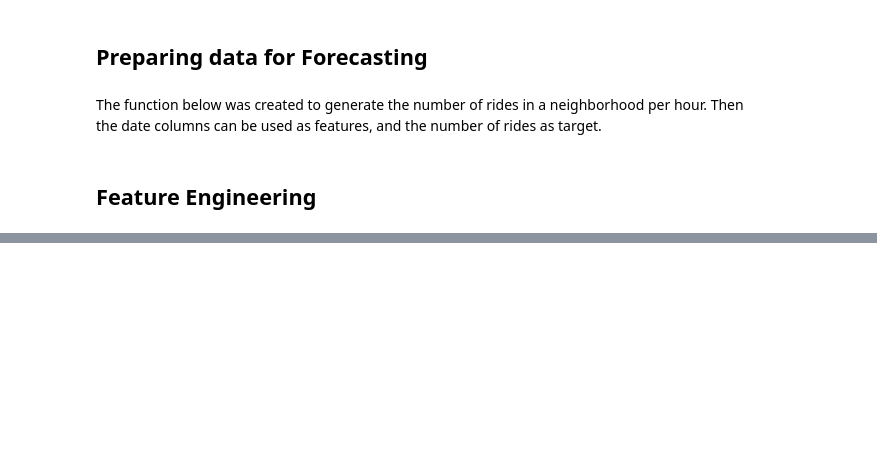
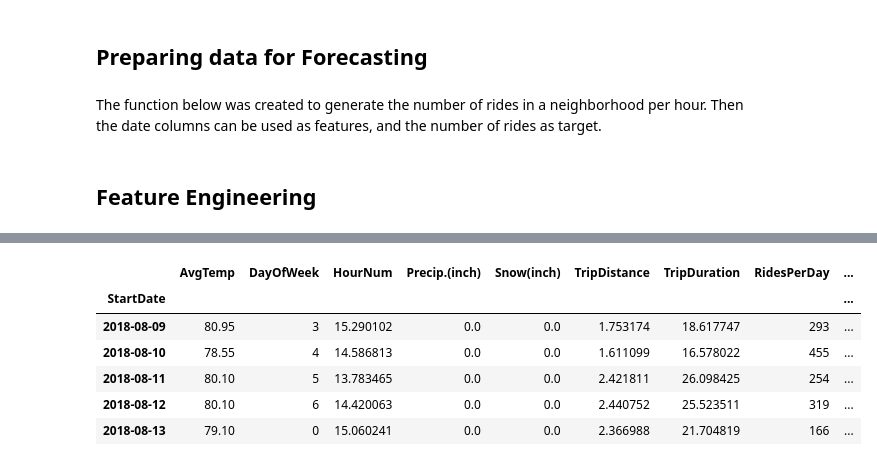
Before and after one commit to abhiram540/Time-Series-Analysis-of-Louisville-Dockless-eVehicles-dataset, a Jupyter notebook: TimeSeriesAnalysis.ipynb, the cells around one changed output, grey strips where cells are left out. Cells and saved outputs as stored; diff of their text form; code cells hidden in the pictures; blank space fills up the shorter version.

```diff
--- a/TimeSeriesAnalysis.ipynb
+++ b/TimeSeriesAnalysis.ipynb
@@ -67,0 +77,4 @@ from fbprophet import Prophet
+# %%
+df_rpd = pd.DataFrame(df123["StartDate"].value_counts()).sort_index()
+df_rpd.columns = ['RidesPerDay']
+df_rpd
@@ -67,0 +95,6 @@ from fbprophet import Prophet
+# %%
+import numpy as np
+
+#create a row for every date
+df_prep = pd.pivot_table(df123, index=["StartDate"], values=["TripDuration", "TripDistance", "AvgTemp", "DayOfWeek", "HourNum", "Precip.(inch)", "Snow(inch)"], aggfunc=[np.mean])
+df_prep.head()
@@ -67,0 +110,5 @@ from fbprophet import Prophet
+# %%
+#Add the number of rides per day information as a new column in df_prep by merging df_rpd on date.
+df_prep = df_prep.merge(df_rpd, how='outer', left_index=True, right_index=True)
+#df_prep = df_prep.join(df_rpd)
+df_prep.head()
@@ -67,0 +123,3 @@ from fbprophet import Prophet
+# %%
+df_prep.columns = ['AvgTemp','DayOfWeek','HourNum','Precip.(inch)','Snow(inch)','TripDistance','TripDuration','RidesPerDay']
+df_prep.head()
@@ -67,0 +134,13 @@ from fbprophet import Prophet
+# %%
+df_prep['Date'] = df_prep.index.values
+df_prep['Date'] = pd.to_datetime(df_prep['Date'], format='%Y/%m/%d')
+df_prep['DayOfWeek'] = df_prep['Date'].dt.dayofweek
+df_prep.head()
+# %% [output]
+|  | AvgTemp | DayOfWeek | HourNum | Precip.(inch) | Snow(inch) | TripDistance | TripDuration | RidesPerDay | ... |
+| StartDate |  |  |  |  |  |  |  |  | ... |
+| 2018-08-09 | 80.95 | 3 | 15.290102 | 0.0 | 0.0 | 1.753174 | 18.617747 | 293 | ... |
+| 2018-08-10 | 78.55 | 4 | 14.586813 | 0.0 | 0.0 | 1.611099 | 16.578022 | 455 | ... |
+| 2018-08-11 | 80.10 | 5 | 13.783465 | 0.0 | 0.0 | 2.421811 | 26.098425 | 254 | ... |
+| 2018-08-12 | 80.10 | 6 | 14.420063 | 0.0 | 0.0 | 2.440752 | 25.523511 | 319 | ... |
+| 2018-08-13 | 79.10 | 0 | 15.060241 | 0.0 | 0.0 | 2.366988 | 21.704819 | 166 | ... |
```
Also changed, not shown: parts of 15 cells of this notebook.
